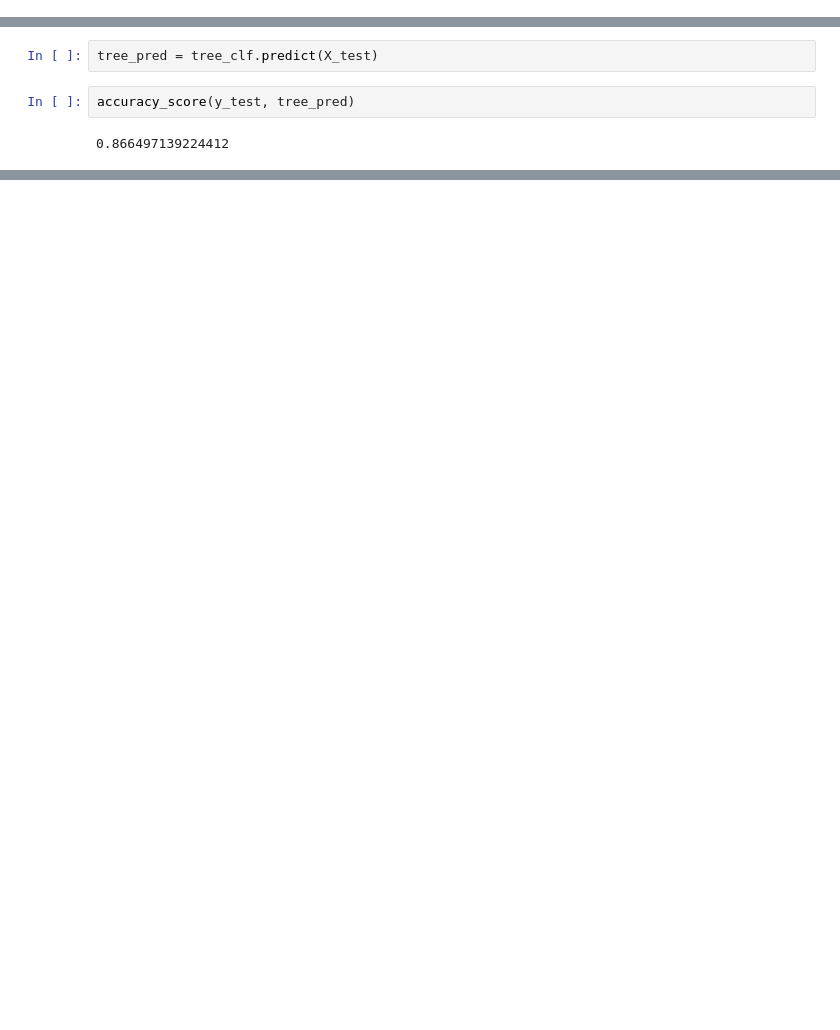
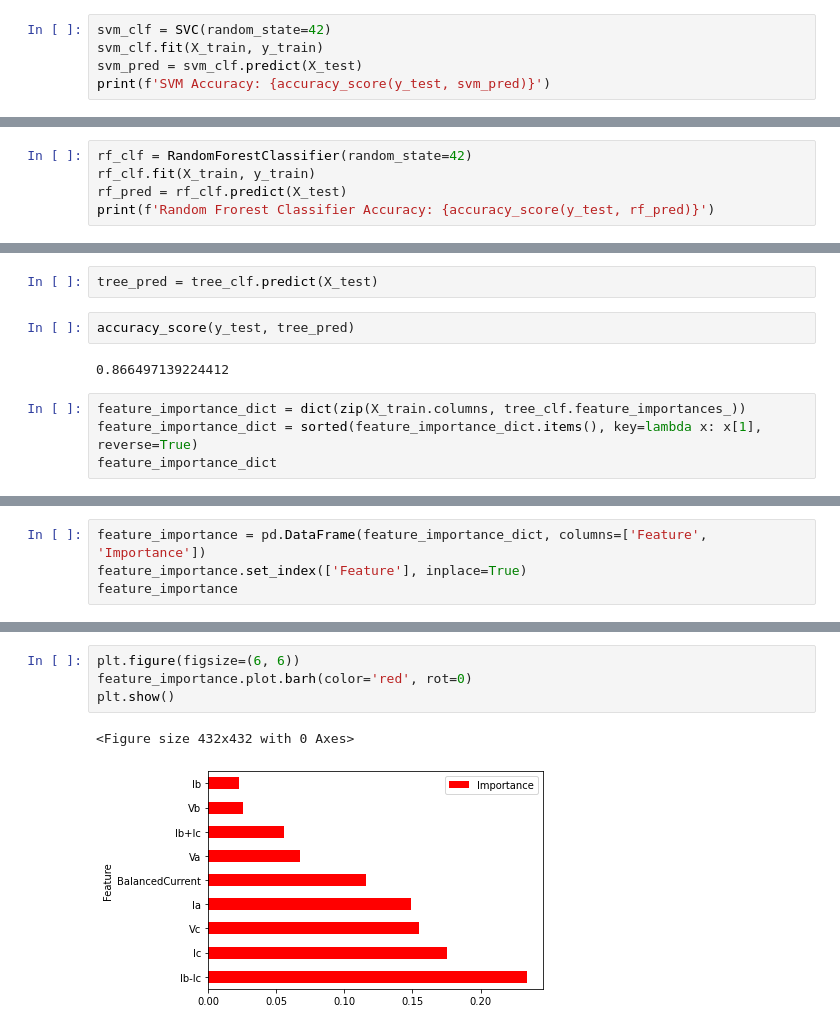
Before and after one commit to Yasir323/Electrical-Fault-detection-and-classification, a Jupyter notebook: Fault_classification.ipynb, the cells around one changed output, grey strips where cells are left out. Saved outputs shown, nothing was run; the diff lists cells and outputs as text; blank space fills up the shorter version.

```diff
--- a/Fault_classification.ipynb
+++ b/Fault_classification.ipynb
@@ -269,0 +285,5 @@ accuracy_score(y_test, pred)
+# %%
+svm_clf = SVC(random_state=42)
+svm_clf.fit(X_train, y_train)
+svm_pred = svm_clf.predict(X_test)
+print(f'SVM Accuracy: {accuracy_score(y_test, svm_pred)}')
@@ -269,0 +292,5 @@ accuracy_score(y_test, pred)
+# %%
+rf_clf = RandomForestClassifier(random_state=42)
+rf_clf.fit(X_train, y_train)
+rf_pred = rf_clf.predict(X_test)
+print(f'Random Frorest Classifier Accuracy: {accuracy_score(y_test, rf_pred)}')
@@ -310,3 +336,7 @@ tree_pred = tree_clf.predict(X_test)
 accuracy_score(y_test, tree_pred)
 # %% [output]
 0.866497139224412
+# %%
+feature_importance_dict = dict(zip(X_train.columns, tree_clf.feature_importances_))
+feature_importance_dict = sorted(feature_importance_dict.items(), key=lambda x: x[1], reverse=True)
+feature_importance_dict
@@ -312,0 +353,4 @@ accuracy_score(y_test, tree_pred)
+# %%
+feature_importance = pd.DataFrame(feature_importance_dict, columns=['Feature', 'Importance'])
+feature_importance.set_index(['Feature'], inplace=True)
+feature_importance
@@ -312,0 +369,7 @@ accuracy_score(y_test, tree_pred)
+# %%
+plt.figure(figsize=(6, 6))
+feature_importance.plot.barh(color='red', rot=0)
+plt.show()
+# %% [output]
+<Figure size 432x432 with 0 Axes>
+[figure, added]
```
Also changed, not shown: parts of 56 cells of this notebook.
